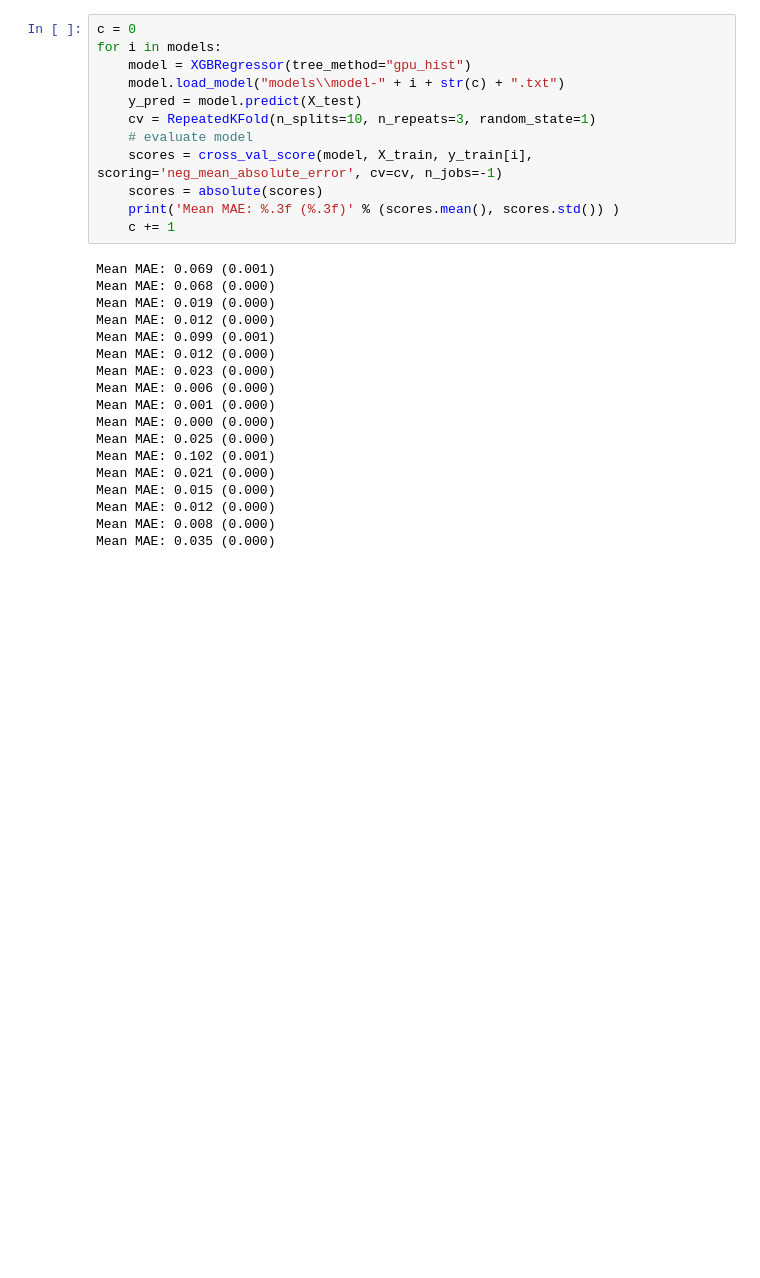
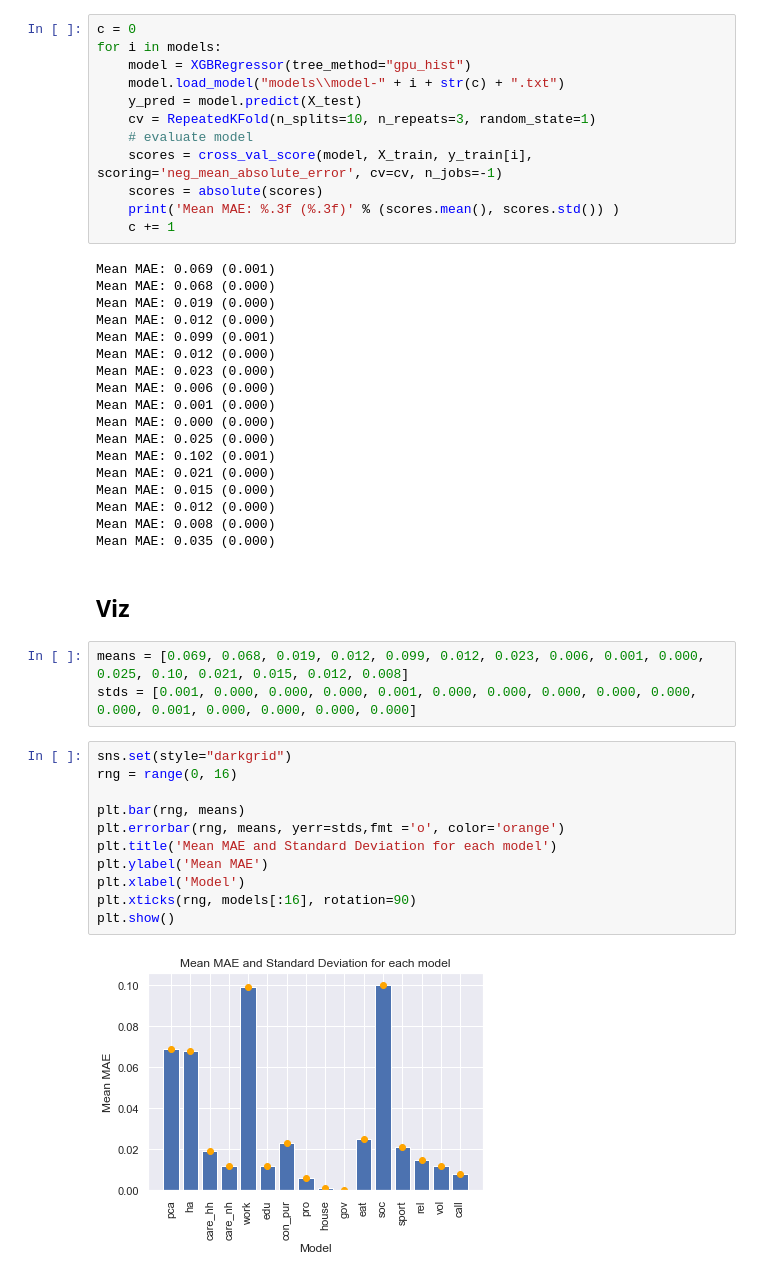
Before and after one commit to aagelii/cs765project, a Jupyter notebook: project.ipynb, the cells around one changed output. Cells and saved outputs as stored; diff of their text form; blank space fills up the shorter version.

```diff
--- a/project.ipynb
+++ b/project.ipynb
@@ -209,6 +224,24 @@ Mean MAE: 0.015 (0.000)
 Mean MAE: 0.012 (0.000)
 Mean MAE: 0.008 (0.000)
 Mean MAE: 0.035 (0.000)
+# %% [markdown]
+## Viz
+# %%
+means = [0.069, 0.068, 0.019, 0.012, 0.099, 0.012, 0.023, 0.006, 0.001, 0.000, 0.025, 0.10, 0.021, 0.015, 0.012, 0.008]
+stds = [0.001, 0.000, 0.000, 0.000, 0.001, 0.000, 0.000, 0.000, 0.000, 0.000, 0.000, 0.001, 0.000, 0.000, 0.000, 0.000]
+# %%
+sns.set(style="darkgrid")
+rng = range(0, 16)
+
+plt.bar(rng, means)
+plt.errorbar(rng, means, yerr=stds,fmt ='o', color='orange')
+plt.title('Mean MAE and Standard Deviation for each model')
+plt.ylabel('Mean MAE')
+plt.xlabel('Model')
+plt.xticks(rng, models[:16], rotation=90)
+plt.show()
+# %% [output]
+[figure, added]
 # %%
 # plot y test
 # overlap with x test output
```
Also changed, not shown: parts of 14 cells of this notebook, 3 other files.
